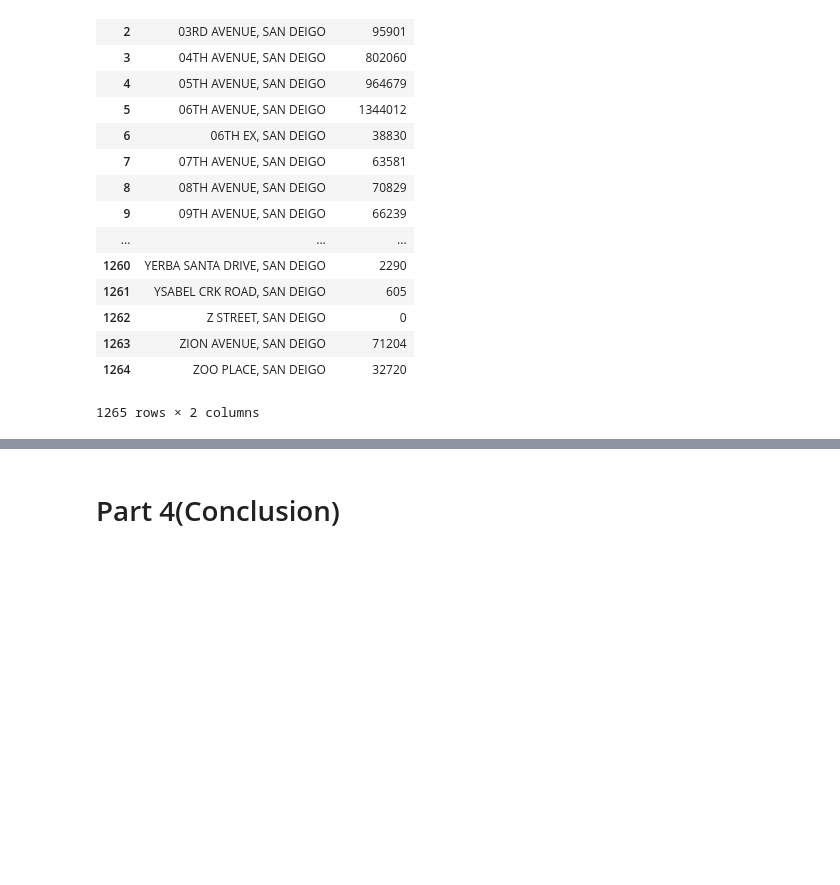
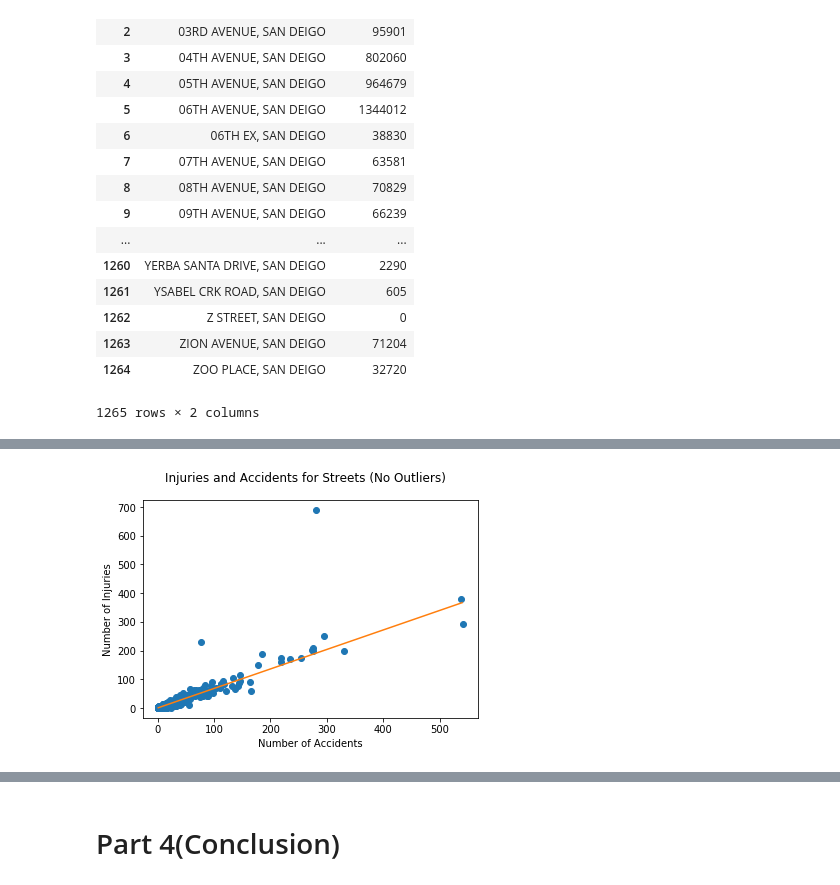
Before and after one commit to morahman97/SD-Car-Accident-Analysis, a Jupyter notebook: FinalProject.ipynb, the cells around one changed output, grey strips where cells are left out. Cells and saved outputs as stored; diff of their text form; code cells hidden in the pictures; blank space fills up the shorter version.

```diff
--- a/FinalProject.ipynb
+++ b/FinalProject.ipynb
@@ -954,0 +960,3 @@ plt.show()
+# %%
+street_volume = street_volume.rename(columns={"# of injuries": "num_injuries", "injuries per accident": "injuries_per_accident"})
+street_volume.corr(method='pearson').style.format("{:.3}").background_gradient(cmap=plt.get_cmap('coolwarm'))
@@ -954,0 +993,11 @@ plt.show()
+# %%
+plt.scatter(street_volume['num_accidents'], street_volume['num_injuries'])
+plt.suptitle('Injuries and Accidents for Streets (No Outliers)')
+plt.xlabel('Number of Accidents')
+plt.ylabel('Number of Injuries')
+xs = np.arange(street_volume['num_accidents'].min(), street_volume['num_accidents'].max())
+ys = 0.6792 * xs
+plt.plot(xs, ys, color="C1")
+plt.show()
+# %% [output]
+[figure, added]
```
Also changed, not shown: parts of 40 cells of this notebook.
